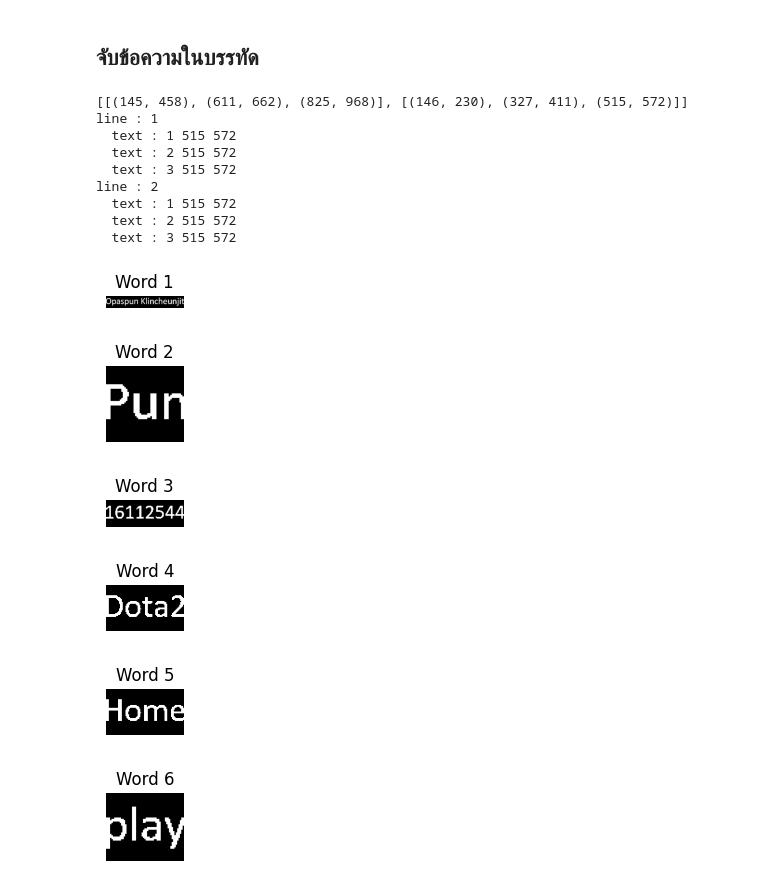
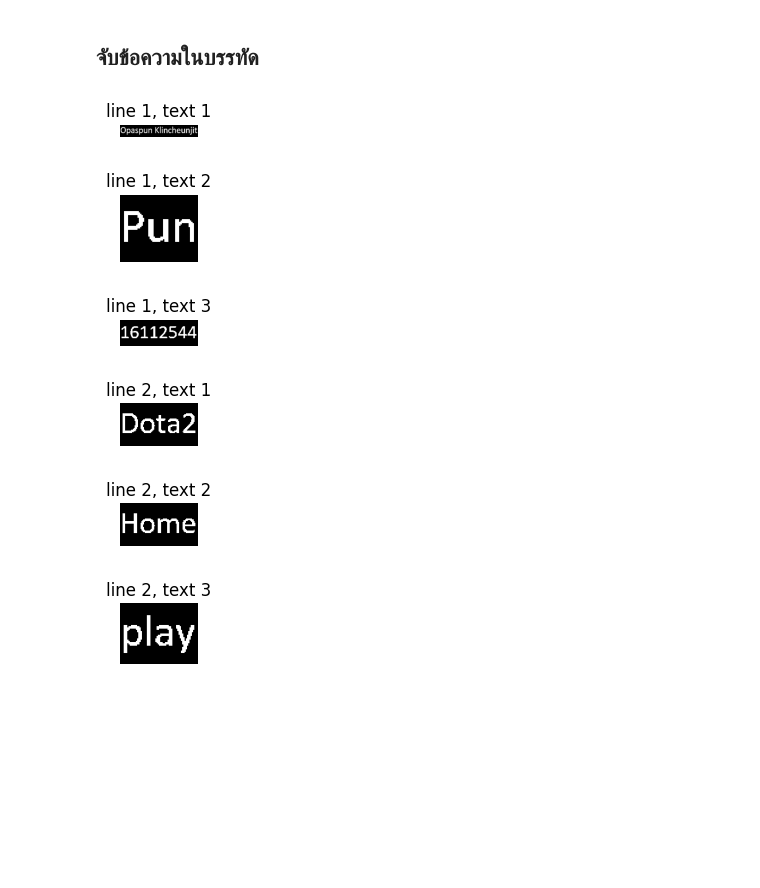
Before and after one commit to kunimpan/ocr-engine-python, a Jupyter notebook: scripts/word_detection.ipynb, the cells around one changed output. Cells and saved outputs as stored; diff of their text form; code cells hidden in the pictures; blank space fills up the shorter version.

Commit message:
Update : word_dection.ipynb

```diff
--- a/scripts/word_detection.ipynb
+++ b/scripts/word_detection.ipynb
@@ -82,7 +82,7 @@ from pathlib import Path
 def histogram_projection(images, distance):
     # คำนวณ Histogram Projection
     horizontal_projection = np.sum(images, axis=0)  # รวมพิกเซลในแนวนอน
-    threshold_value = 100  # เพิ่มค่าให้เหมาะกับความหนาของตัวอักษร
+    threshold_value = 10  # เพิ่มค่าให้เหมาะกับความหนาของตัวอักษร
     column_indices = np.where(horizontal_projection > threshold_value)[0]
 
     # แยกช่วงตำแหน่งแต่ละบรรทัด
@@ -94,58 +94,52 @@ def histogram_projection(images, distance):
             start_idx = column_indices[i]
         if column_indices[i + 1] > column_indices[i] + distance:  # เจอช่องว่างระหว่างคอลัมน์
             end_idx = column_indices[i]
             columns.append((start_idx, end_idx))
             start_idx = None
     if start_idx is not None:
         columns.append((start_idx, column_indices[-1]))
 
     #plt.plot(horizontal_projection)
     #plt.title("Horizontal Projection")
     #plt.show()
 
     return columns
 
 
 # แยกข้อความในแต่ละบรรทัด
 text_start_end = []
 for idx, line_image in enumerate(line_images):
     text_start_end.append(histogram_projection(line_image, 15))
 
-print(text_start_end)
+#print(text_start_end)
 
 # แยกคำออกมาจากข้อความ
-text_images = []
-#line_text_image
+
+line_text_groups_images = []
 for idx_line, line_img in enumerate(line_images):
-    print("line :", idx_line+1)
+    #print("line :", idx_line+1)
+    text_images = []
     for idx, text in enumerate(text_start_end[idx_line]):
         start_col = text[0]
         end_col = text[1]
-        print("  text :", idx+1, start, end)
-        word_img = line_img[:, start_col:end_col]
+        #print("  text :", idx+1, start_col, end_col)
+        word_img = line_img[:, start_col-3:end_col+4]
         text_images.append(word_img)
 
+    line_text_groups_images.append(text_images)
 
-
-for idx, text_img in enumerate(text_images):
-    plt.figure(figsize=(1, 1))
-    plt.imshow(text_img, cmap="gray")
-    plt.title(f"Word {idx + 1}")
-    plt.axis("off")
-    plt.show()
+for idx, line in enumerate(line_text_groups_images):
+    for idx_text, text in enumerate(line):
+        #print(idx_text)
+        plt.figure(figsize=(1,1))
+        plt.imshow(text, cmap="gray")
+        plt.title(f"line {idx + 1}, text {idx_text + 1}")
+        plt.axis("off")
+        plt.show()
 # %% [output]
-[[(145, 458), (611, 662), (825, 968)], [(146, 230), (327, 411), (515, 572)]]
-line : 1
-  text : 1 515 572
-  text : 2 515 572
-  text : 3 515 572
-line : 2
-  text : 1 515 572
-  text : 2 515 572
-  text : 3 515 572
-[figure, old version]
+[figure, new version]
-[figure, old version]
+[figure, new version]
-[figure, old version]
+[figure, new version]
-[figure, old version]
+[figure, new version]
-[figure, old version]
+[figure, new version]
-[figure, old version]
+[figure, new version]
```
Also changed, not shown: parts of 4 cells of this notebook, 1 other file.
